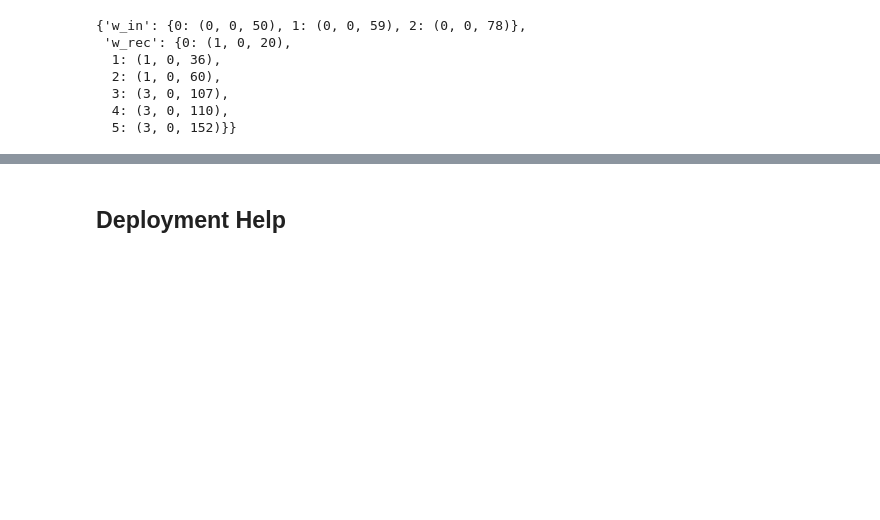
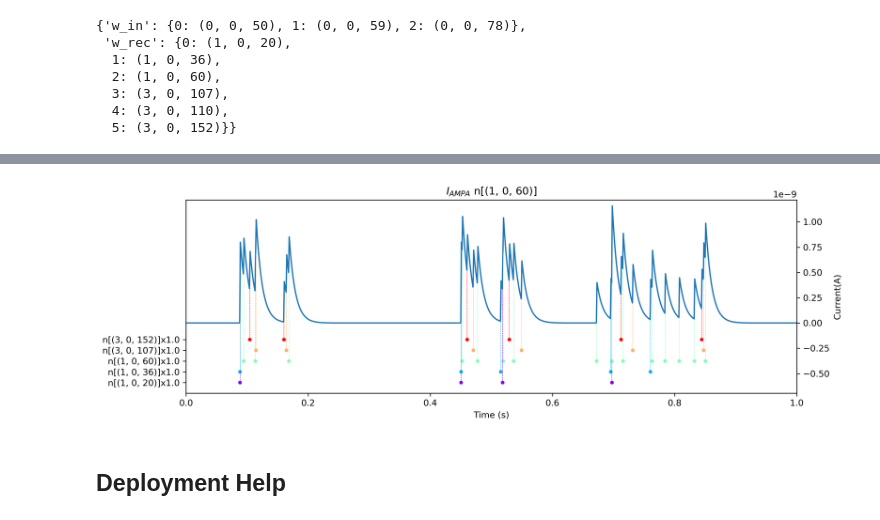
Before and after one commit to synsense/rockpool, a Jupyter notebook: docs/devices/DynapSE/device_simulation.ipynb, the cells around one changed output, grey strips where cells are left out. Drawn from its saved outputs; the diff is of its cells as text; code cells hidden in the pictures; blank space fills up the shorter version.

```diff
--- a/docs/devices/DynapSE/device_simulation.ipynb
+++ b/docs/devices/DynapSE/device_simulation.ipynb
@@ -701,3 +587,7 @@ Figure.plot_Isyn_trace(modSE, record_dict, (3, 0, 152), "ampa", idx_map_dict=mod
+# %%
+Figure.plot_Isyn_trace(modSE, record_dict, (1, 0, 60), "ampa", idx_map_dict=modSE.idx_map_dict);
+# %% [output]
+[figure, added]
 # %% [markdown]
 ## Deployment Help
 # %%
```
Also changed, not shown: parts of 27 cells of this notebook.
